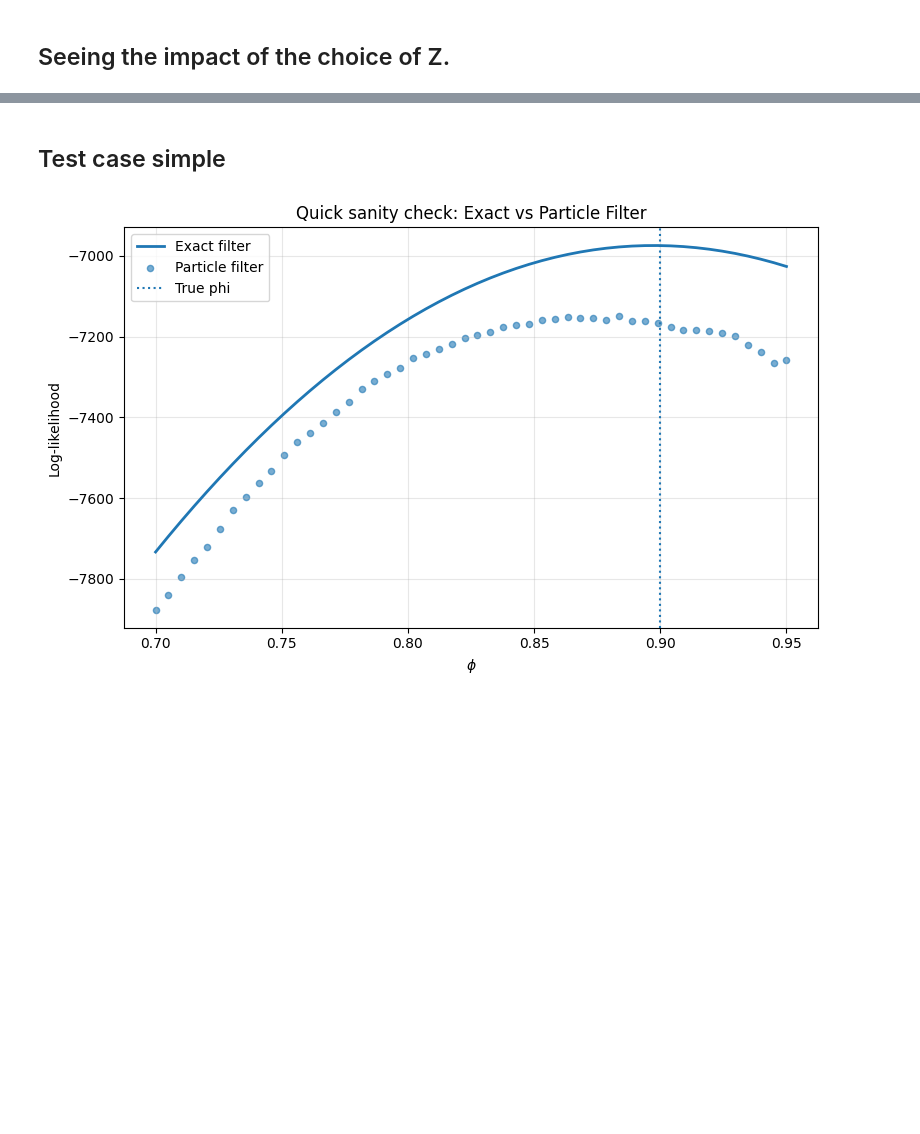
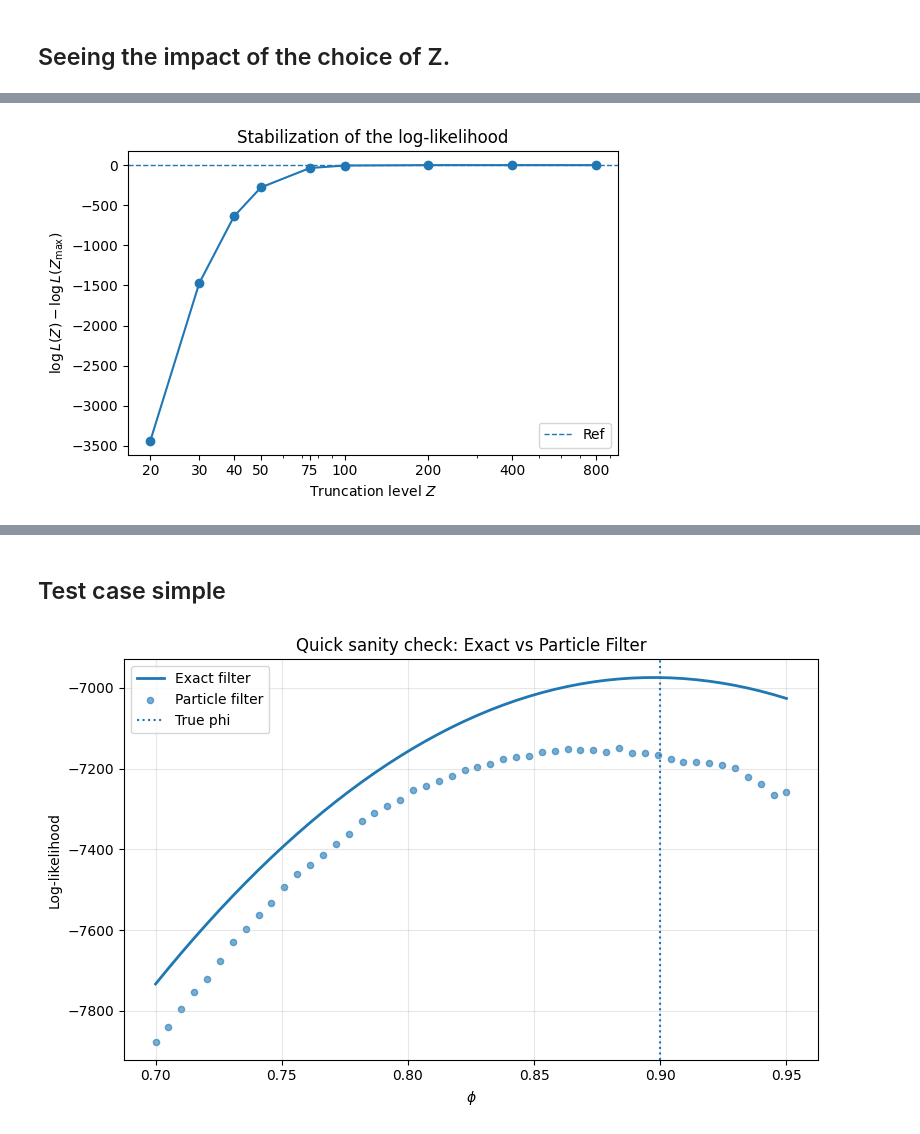
Before and after one commit to BRamesh02/Non-Gaussian-State-Space-Models, a Jupyter notebook: dynamic_implementation.ipynb, the cells around one changed output, grey strips where cells are left out. Saved outputs shown, nothing was run; the diff lists cells and outputs as text; code cells hidden in the pictures; blank space fills up the shorter version.

```diff
--- a/dynamic_implementation.ipynb
+++ b/dynamic_implementation.ipynb
@@ -286,0 +276,16 @@ plt.show()
+# %%
+plt.figure(figsize=(6,4))
+plt.plot(results["Z"], results["Diff_logL_vs_Zmax"], marker="o")
+plt.axhline(0.0, linestyle="--", linewidth=1, label=r"Ref")
+
+plt.xscale("log")
+plt.xticks(results["Z"], results["Z"])
+
+plt.xlabel("Truncation level $Z$")
+plt.ylabel(r"$\log L(Z) - \log L(Z_{\max})$")
+plt.title("Stabilization of the log-likelihood")
+plt.legend()
+plt.tight_layout()
+plt.show()
+# %% [output]
+[figure, added]
```
Also changed, not shown: parts of 17 cells of this notebook.
